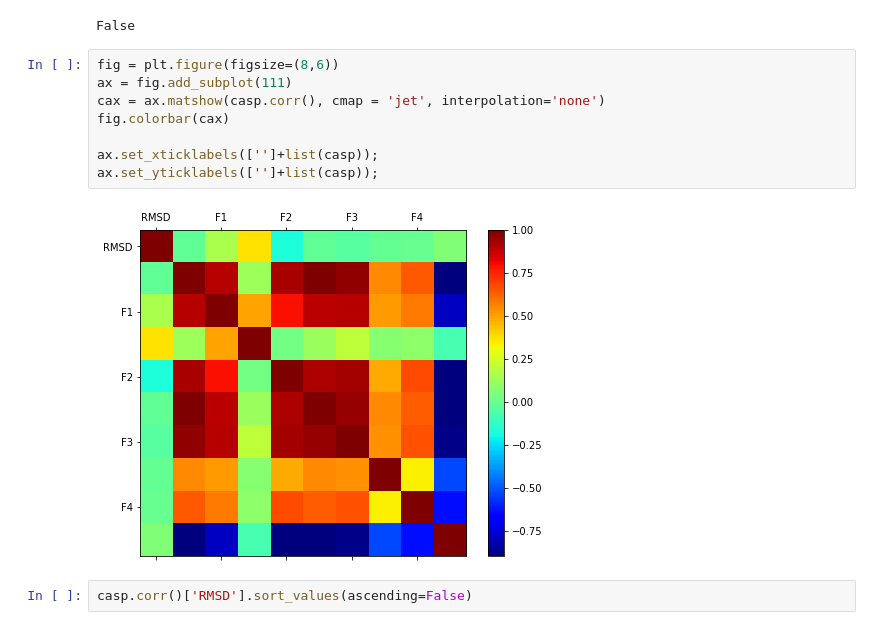
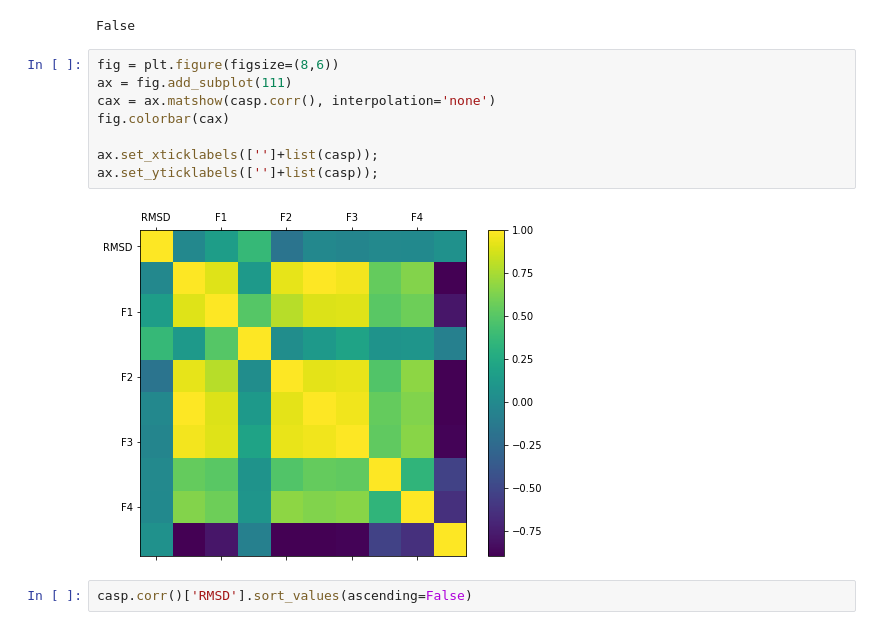
Before and after one commit to aniket-ak/Machine-Learning-CASP-Dataset, a Jupyter notebook: CASP_Exploring_Design_Space_with_pipelines.ipynb, the cells around one changed output. Drawn from its saved outputs; the diff is of its cells as text.

```diff
--- a/CASP_Exploring_Design_Space_with_pipelines.ipynb
+++ b/CASP_Exploring_Design_Space_with_pipelines.ipynb
@@ -74,13 +74,13 @@ False
 # %%
 fig = plt.figure(figsize=(8,6))
 ax = fig.add_subplot(111)
-cax = ax.matshow(casp.corr(), cmap = 'jet', interpolation='none')
+cax = ax.matshow(casp.corr(), interpolation='none')
 fig.colorbar(cax)
 
 ax.set_xticklabels(['']+list(casp));
 ax.set_yticklabels(['']+list(casp));
 # %% [output]
-[figure, old version]
+[figure, new version]
 # %%
 casp.corr()['RMSD'].sort_values(ascending=False)
 # %% [output]
```
Also changed, not shown: parts of 23 cells of this notebook.
